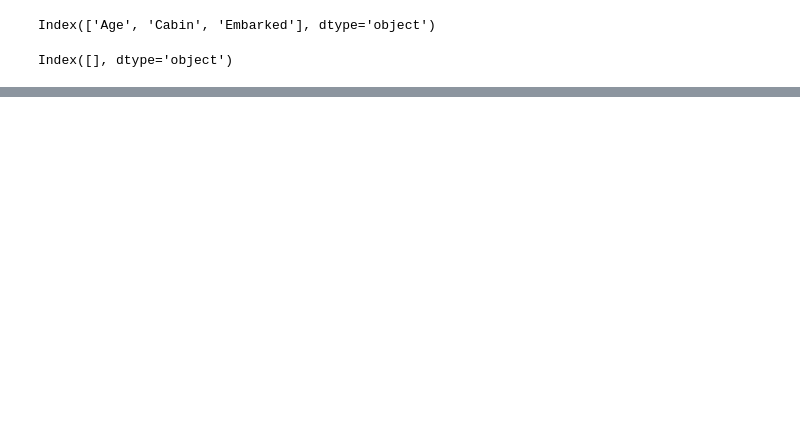
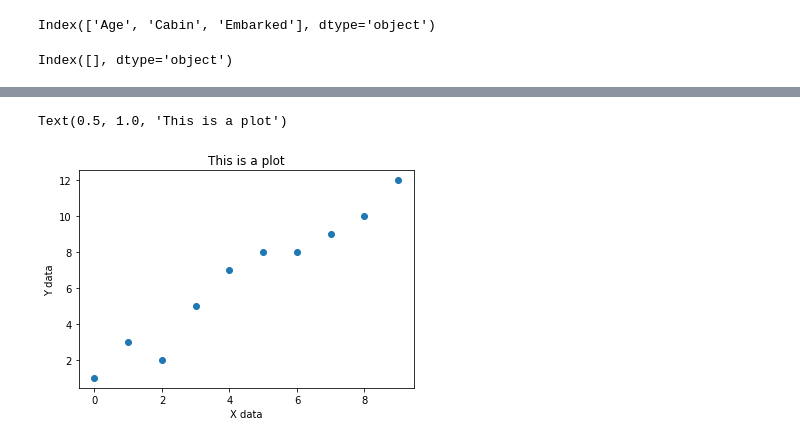
Before and after one commit to exploringpratik/AI-Workshop, a Jupyter notebook: Untitled.ipynb, the cells around one changed output, grey strips where cells are left out. Drawn from its saved outputs; the diff is of its cells as text; code cells hidden in the pictures; blank space fills up the shorter version.

```diff
--- a/Untitled.ipynb
+++ b/Untitled.ipynb
@@ -158,0 +180,8 @@ train.head()
+# %%
+plt.scatter(x,y)
+plt.xlabel('X data')
+plt.ylabel('Y data')
+plt.title('This is a plot')
+# %% [output]
+Text(0.5, 1.0, 'This is a plot')
+[figure, added]
```
Also changed, not shown: parts of 54 cells of this notebook.
